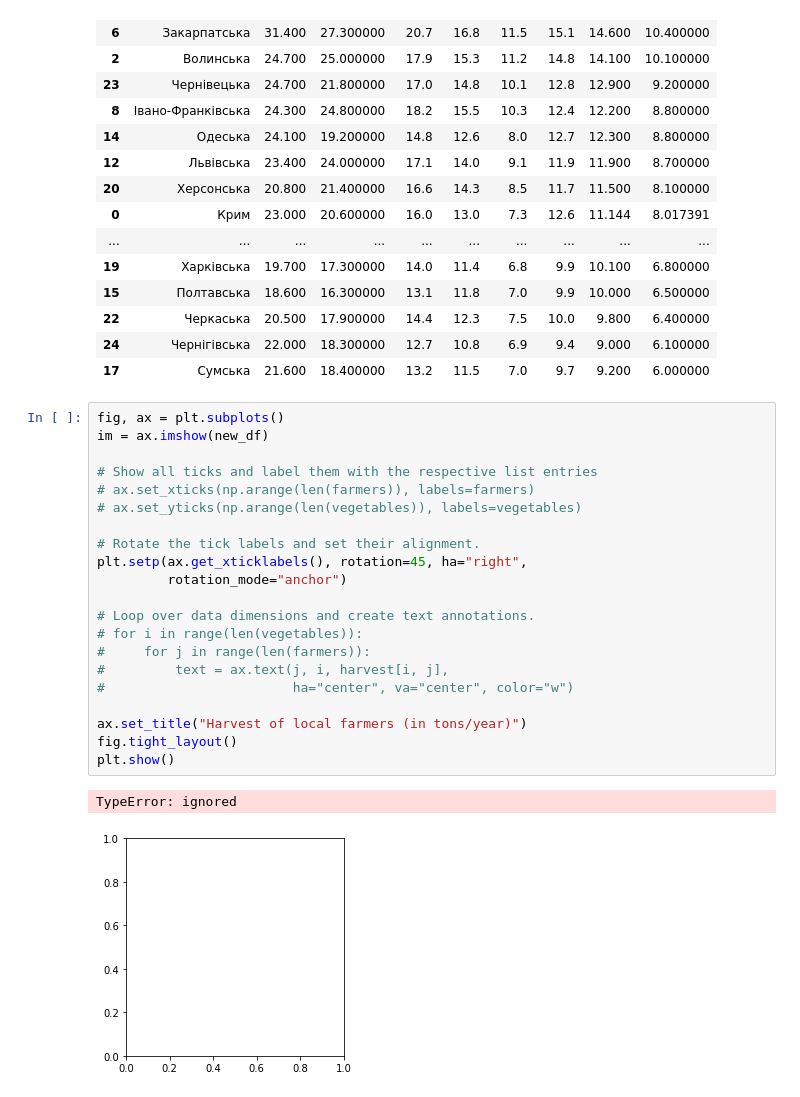
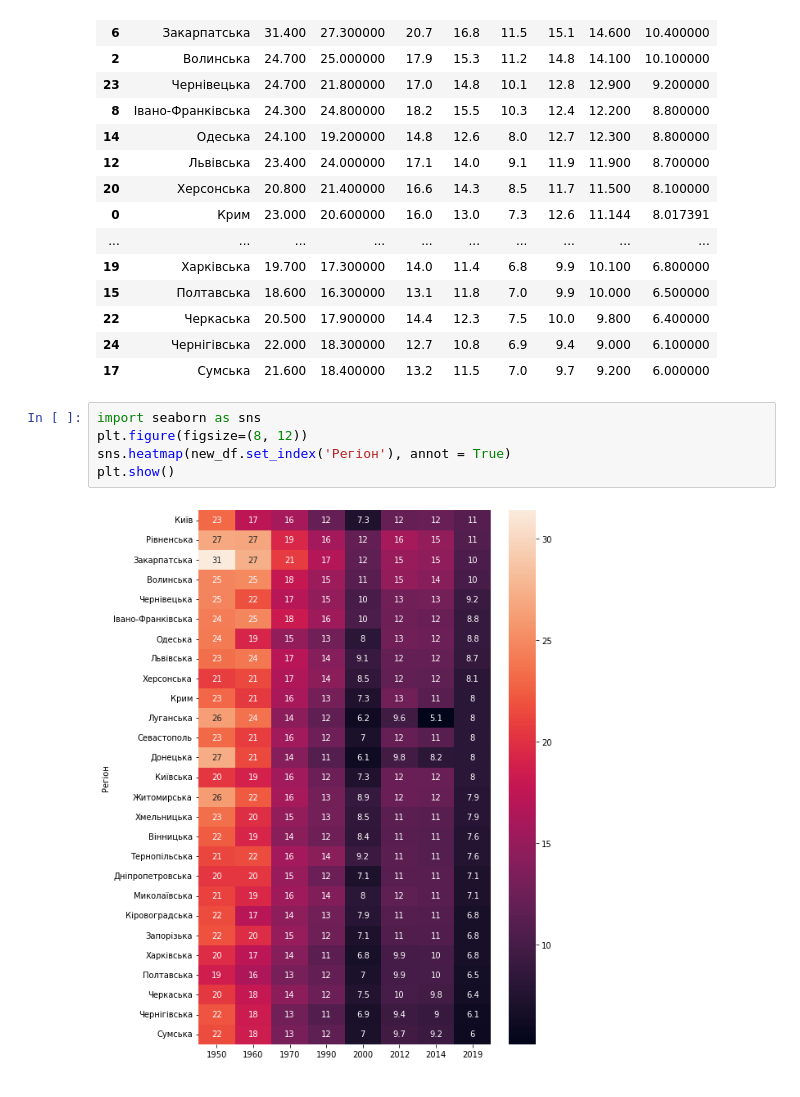
Before and after one commit to PavelStelmakhV/hw303-data-visualization, a Jupyter notebook: Hw2.1.ipynb, the cells around one changed output. Cells and saved outputs as stored; diff of their text form.

```diff
--- a/Hw2.1.ipynb
+++ b/Hw2.1.ipynb
@@ -172,27 +178,10 @@ new_df
 | 22 | Черкаська | 20.500 | 17.900000 | 14.4 | 12.3 | 7.5 | 10.0 | 9.800 | 6.400000 |
 | 24 | Чернігівська | 22.000 | 18.300000 | 12.7 | 10.8 | 6.9 | 9.4 | 9.000 | 6.100000 |
 | 17 | Сумська | 21.600 | 18.400000 | 13.2 | 11.5 | 7.0 | 9.7 | 9.200 | 6.000000 |
-# %%
-fig, ax = plt.subplots()
-im = ax.imshow(new_df)
-
-# Show all ticks and label them with the respective list entries
-# ax.set_xticks(np.arange(len(farmers)), labels=farmers)
-# ax.set_yticks(np.arange(len(vegetables)), labels=vegetables)
-
-# Rotate the tick labels and set their alignment.
-plt.setp(ax.get_xticklabels(), rotation=45, ha="right",
-         rotation_mode="anchor")
-
-# Loop over data dimensions and create text annotations.
-# for i in range(len(vegetables)):
-#     for j in range(len(farmers)):
-#         text = ax.text(j, i, harvest[i, j],
-#                        ha="center", va="center", color="w")
-
-ax.set_title("Harvest of local farmers (in tons/year)")
-fig.tight_layout()
-plt.show()
-# %% [output]
-TypeError: ignored
-[figure, removed]
+# %%
+import seaborn as sns
+plt.figure(figsize=(8, 12))
+sns.heatmap(new_df.set_index('Регіон'), annot = True)
+plt.show()
+# %% [output]
+[figure, added]
```
Also changed, not shown: parts of 2 cells of this notebook.
